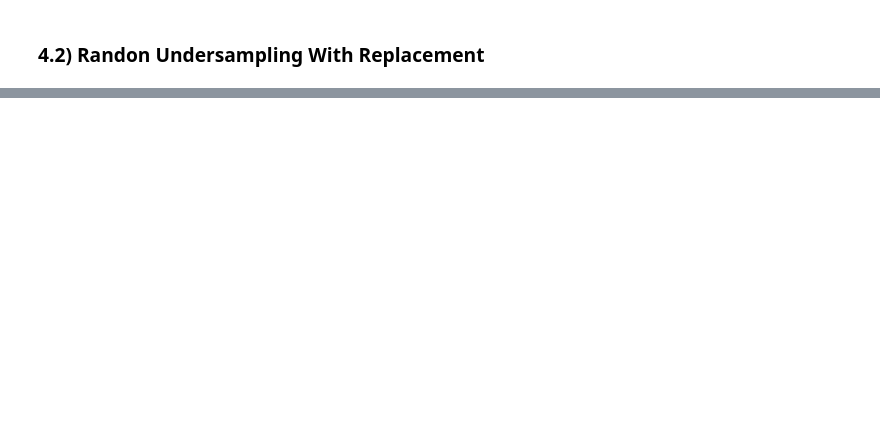
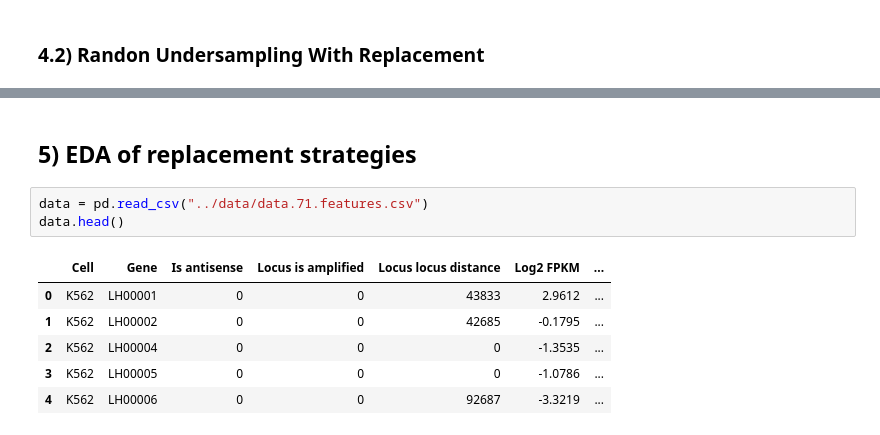
Before and after one commit to razielar/INFLAMer, a Jupyter notebook: notebooks/under-sampling_xgboost.ipynb, the cells around one changed output, grey strips where cells are left out. Saved outputs shown, nothing was run; the diff lists cells and outputs as text; blank space fills up the shorter version.

```diff
--- a/notebooks/under-sampling_xgboost.ipynb
+++ b/notebooks/under-sampling_xgboost.ipynb
@@ -171,0 +278,12 @@ Wall time: 2min 50s
+# %% [markdown]
+## 5) EDA of replacement strategies
+# %%
+data = pd.read_csv("../data/data.71.features.csv")
+data.head()
+# %% [output]
+|  | Cell | Gene | Is antisense | Locus is amplified | Locus locus distance | Log2 FPKM | ... |
+| 0 | K562 | LH00001 | 0 | 0 | 43833 | 2.9612 | ... |
+| 1 | K562 | LH00002 | 0 | 0 | 42685 | -0.1795 | ... |
+| 2 | K562 | LH00004 | 0 | 0 | 0 | -1.3535 | ... |
+| 3 | K562 | LH00005 | 0 | 0 | 0 | -1.0786 | ... |
+| 4 | K562 | LH00006 | 0 | 0 | 92687 | -3.3219 | ... |
```
Also changed, not shown: parts of 9 cells of this notebook.
